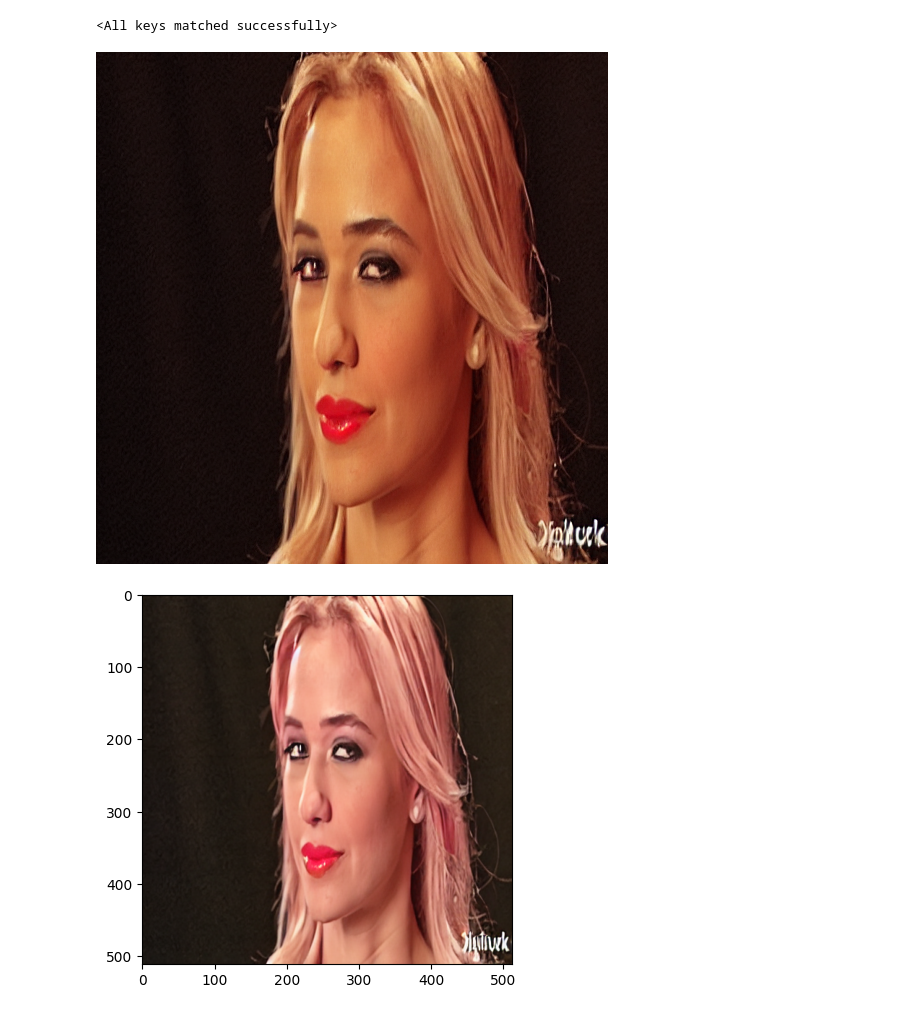
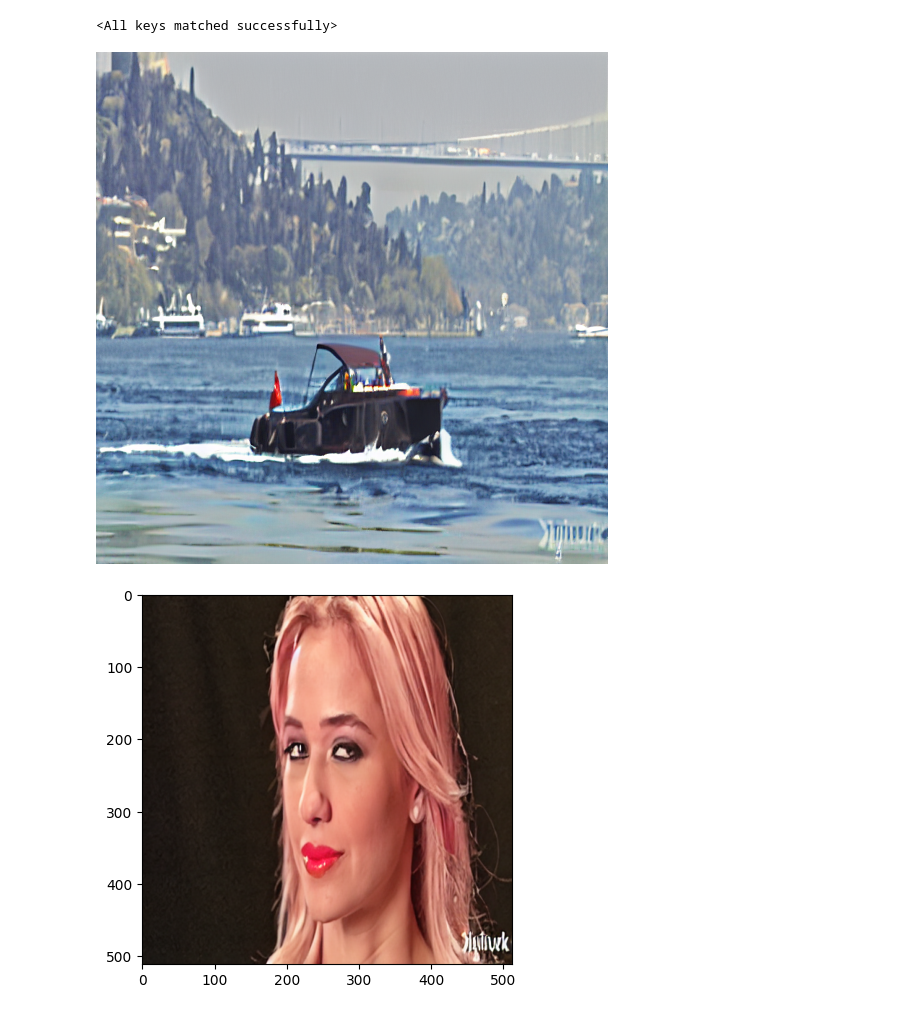
Before and after one commit to Maryamsana-1998/DiffCodec-Controlling-Latent-Diffusion-for-Perceptual-Video-Compression, a Jupyter notebook: pipeline.ipynb, the cells around one changed output. Saved outputs shown, nothing was run; the diff lists cells and outputs as text; code cells hidden in the pictures.

```diff
--- a/pipeline.ipynb
+++ b/pipeline.ipynb
@@ -75,10 +75,10 @@ dtype  = torch.float32
 # Load controls
 # ---------------------------
 sixch, flow4 = load_controls_and_flows(
-    "data/Beauty/images/frame_0000.png",
-    "data/Beauty/images/frame_0004.png",
-    "data/Beauty/optical_flow/optical_flow_gop_4_raft/flow_0000_0003.flo",
-    "data/Beauty/optical_flow_bwd/optical_flow_gop_4_raft/flow_0004_0003.flo",
+    "data/Bosphorus/images/frame_0000.png",
+    "data/Bosphorus/images/frame_0004.png",
+    "data/Bosphorus/optical_flow/optical_flow_gop_4_raft/flow_0000_0003.flo",
+    "data/Bosphorus/optical_flow_bwd/optical_flow_gop_4_raft/flow_0004_0003.flo",
     size=(512, 512),
     device=device,
     dtype=dtype,
@@ -113,7 +113,7 @@ assert unet.config.cross_attention_dim == text_encoder.config.hidden_size == 768
 if hasattr(controlnet, "config") and hasattr(controlnet.config, "cross_attention_dim"):
     assert controlnet.config.cross_attention_dim == 768, f"ControlNet CAD={controlnet.config.cross_attention_dim}"
 
-ckpt = load_file('experiments/controlnet/checkpoint-104500/controlnet/diffusion_pytorch_model.safetensors')
+ckpt = load_file('experiments/controlnet/checkpoint-139000/controlnet/diffusion_pytorch_model.safetensors')
 controlnet.load_state_dict(ckpt,strict=False)
 # %% [output]
 <All keys matched successfully>
@@ -143,11 +143,12 @@ del vae, tokenizer,unet, controlnet
 
 torch.cuda.empty_cache()
 # %%
+prompt = 'Image with high detail and sharp focus,A Yachet sailing in the ocean in front of bridge with cars , and a green mountain in background'
 pipe = pipe.to("cuda")
-out = pipe(prompt, sixch, flow4,guidance_scale=5 ,  controlnet_conditioning_scale=1.5, )
+out = pipe(prompt, sixch, flow4,guidance_scale=4.5 ,  controlnet_conditioning_scale=1.7 , )
 out[0][0]
 # %% [output]
-[figure, old version]
+[figure, new version]
 # %%
 pipe = pipe.to("cuda")
 out = pipe(prompt, sixch, flow4,guidance_scale=3.5 ,  controlnet_conditioning_scale=2, )
```
Also changed, not shown: 6 other files.
